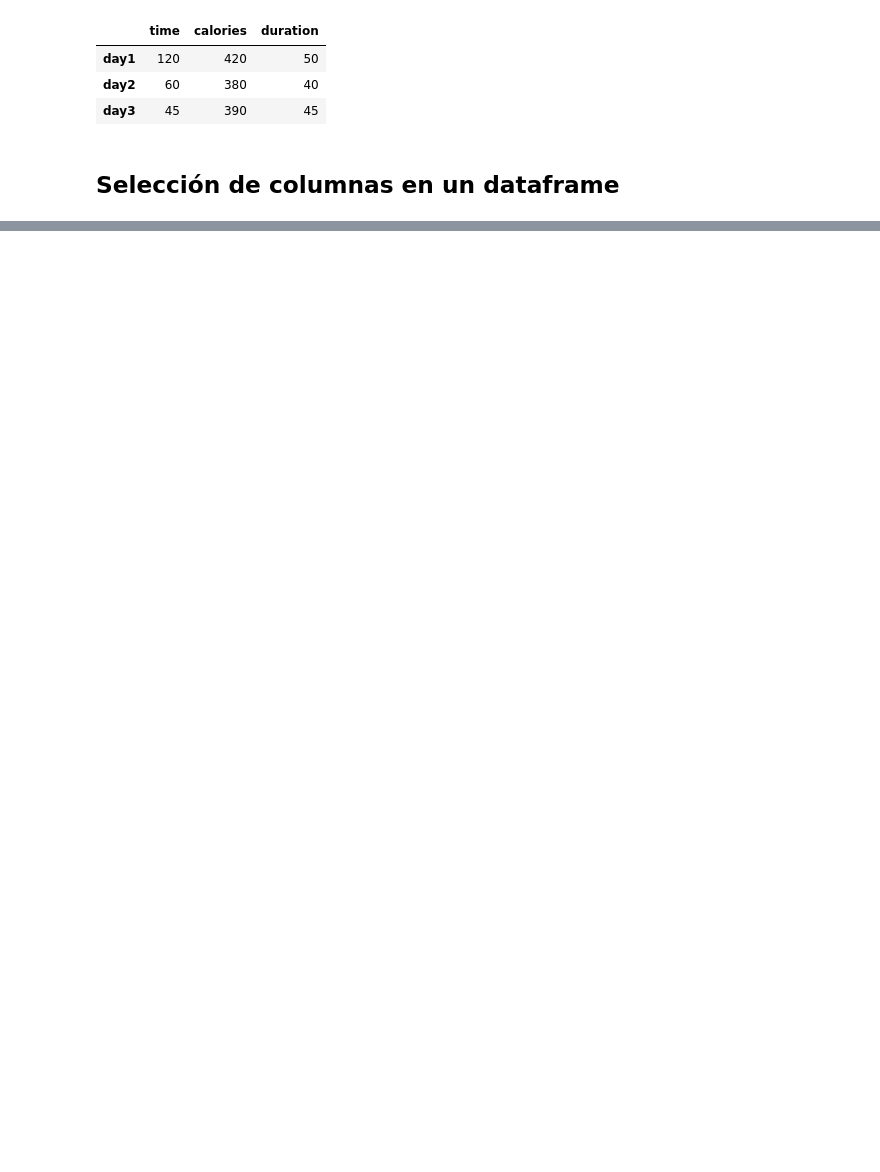
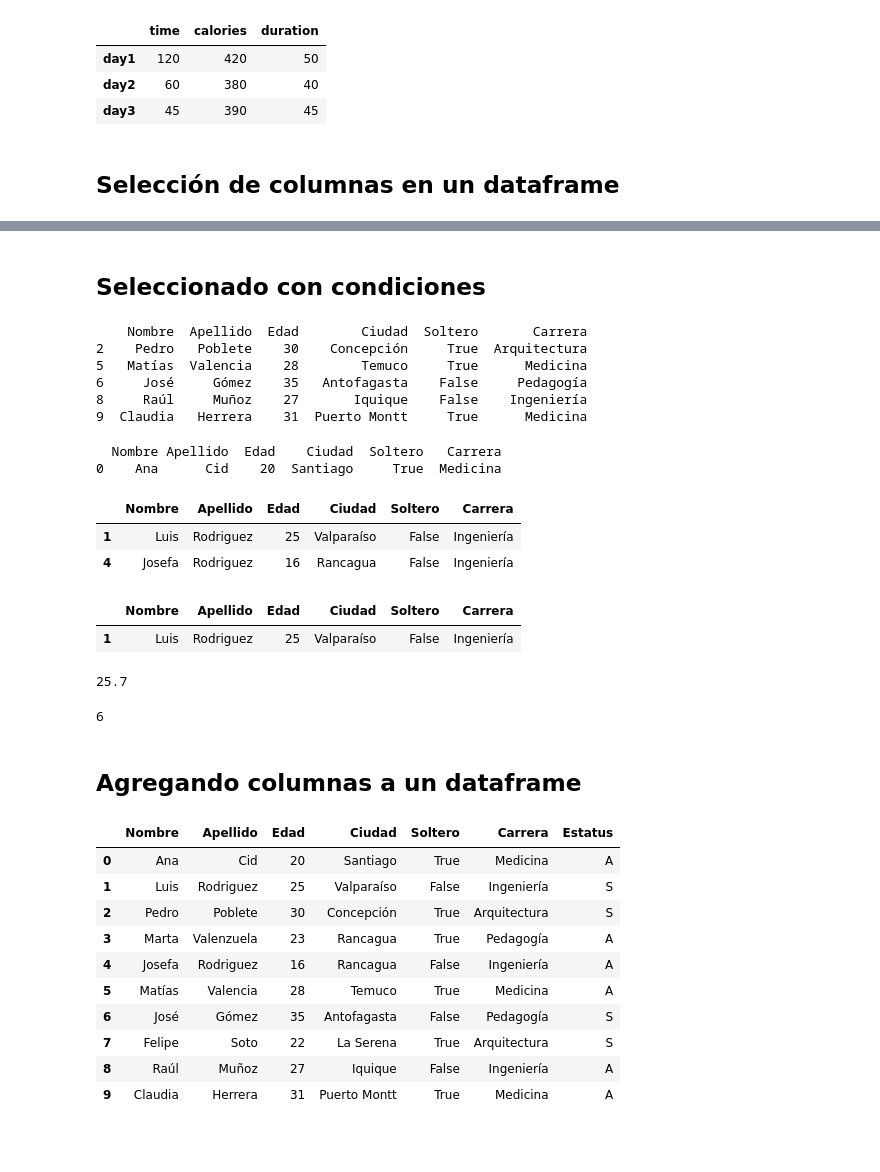
Before and after one commit to kenyer317/pcp, a Jupyter notebook: dataframes.ipynb, the cells around one changed output, grey strips where cells are left out. Cells and saved outputs as stored; diff of their text form; code cells hidden in the pictures; blank space fills up the shorter version.

```diff
--- a/dataframes.ipynb
+++ b/dataframes.ipynb
@@ -674,0 +723,64 @@ print(df[['Nombre']])  # Devuelve un dataframe con los nombres
+# %% [markdown]
+## Seleccionado con condiciones
+# %%
+# Personas mayortes de 25 años
+print(df[df["Edad"]>25])
+# %% [output]
+    Nombre  Apellido  Edad        Ciudad  Soltero       Carrera
+2    Pedro   Poblete    30    Concepción     True  Arquitectura
+5   Matías  Valencia    28        Temuco     True      Medicina
+6     José     Gómez    35   Antofagasta    False     Pedagogía
+8     Raúl     Muñoz    27       Iquique    False    Ingeniería
+9  Claudia   Herrera    31  Puerto Montt     True      Medicina
+# %%
+# Seleccionando a la persona de nombre "Ana"
+print(df[df["Nombre"]=="Ana"])
+# %% [output]
+  Nombre Apellido  Edad    Ciudad  Soltero   Carrera
+0    Ana      Cid    20  Santiago     True  Medicina
+# %%
+# Seleccionado a las personas de apellido 'Rodriguez'ArithmeticError
+df[df['Apellido'] == 'Rodriguez']
+# %% [output]
+|  | Nombre | Apellido | Edad | Ciudad | Soltero | Carrera |
+| 1 | Luis | Rodriguez | 25 | Valparaíso | False | Ingeniería |
+| 4 | Josefa | Rodriguez | 16 | Rancagua | False | Ingeniería |
+# %%
+# Seleccionando personas de apellido 'Rodriguez' que viven en 'Valparaiso'
+df[(df['Apellido'] =='Rodriguez') & (df['Ciudad'] =='Valparaíso')]
+# %% [output]
+|  | Nombre | Apellido | Edad | Ciudad | Soltero | Carrera |
+| 1 | Luis | Rodriguez | 25 | Valparaíso | False | Ingeniería |
+# %%
+# Calculando el promedio de las edades
+
+df['Edad'].mean()
+# %% [output]
+25.7
+# %%
+# ¿Cuántas personas están solteras?
+df["Soltero"].sum()
+# %% [output]
+6
+# %% [markdown]
+## Agregando columnas a un dataframe
+# %%
+# Agregar la columna 'Estatus' según la la lista ['A', 'S', 'S', 'A','A', 'A', 'S', 'S', 'A','A']
+# A= Activo, S = Suspendido
+df['Estatus'] = ['A', 'S', 'S', 'A','A', 'A', 'S', 'S', 'A','A']
+# %%
+df
+# %% [output]
+|  | Nombre | Apellido | Edad | Ciudad | Soltero | Carrera | Estatus |
+| 0 | Ana | Cid | 20 | Santiago | True | Medicina | A |
+| 1 | Luis | Rodriguez | 25 | Valparaíso | False | Ingeniería | S |
+| 2 | Pedro | Poblete | 30 | Concepción | True | Arquitectura | S |
+| 3 | Marta | Valenzuela | 23 | Rancagua | True | Pedagogía | A |
+| 4 | Josefa | Rodriguez | 16 | Rancagua | False | Ingeniería | A |
+| 5 | Matías | Valencia | 28 | Temuco | True | Medicina | A |
+| 6 | José | Gómez | 35 | Antofagasta | False | Pedagogía | S |
+| 7 | Felipe | Soto | 22 | La Serena | True | Arquitectura | S |
+| 8 | Raúl | Muñoz | 27 | Iquique | False | Ingeniería | A |
+| 9 | Claudia | Herrera | 31 | Puerto Montt | True | Medicina | A |
+# %% [markdown]
+##
```
Also changed, not shown: parts of 15 cells of this notebook, 1 other file.
